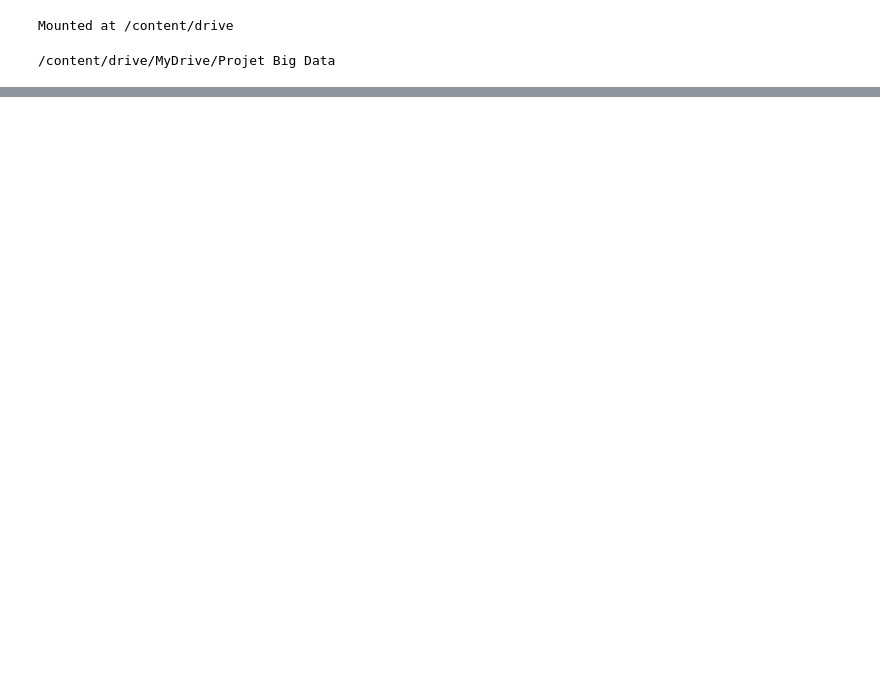
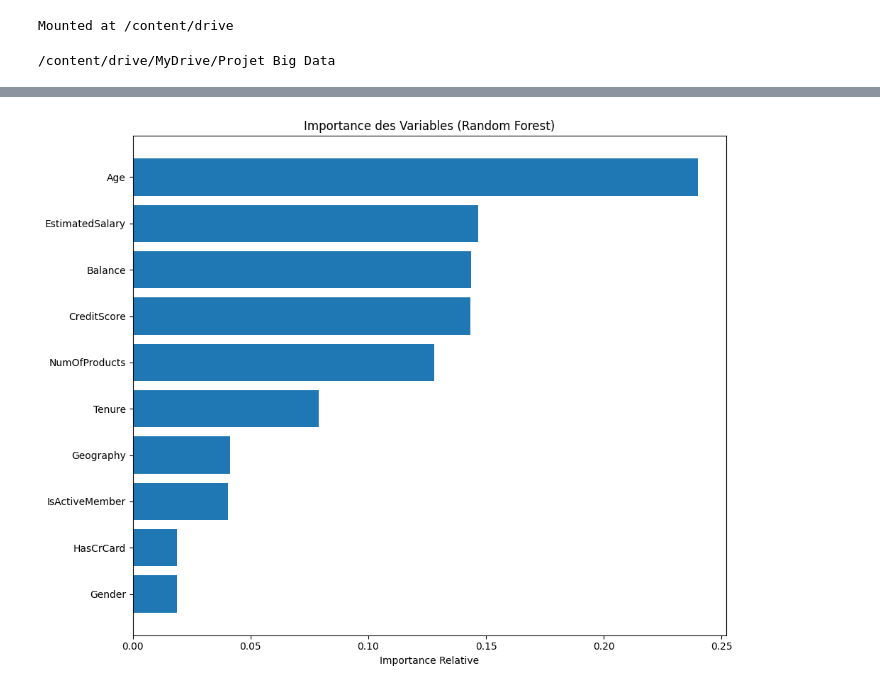
Before and after one commit to alimhtnour/Churn-Modelling, a Jupyter notebook: Moldel_predicted.ipynb, the cells around one changed output, grey strips where cells are left out. Saved outputs shown, nothing was run; the diff lists cells and outputs as text; code cells hidden in the pictures; blank space fills up the shorter version.

Commit message:
Initial commit: Architecture du projet et fichiers de production

```diff
--- a/Moldel_predicted.ipynb
+++ b/Moldel_predicted.ipynb
@@ -641,0 +68,21 @@ Tous les artefacts de la pipeline ont été sauvegardés.
+# %%
+# 2. Pipeline de transformation avec TARGET ENCODING
+categorical_features = ['Geography', 'Gender']
+numeric_features = ['CreditScore', 'Age', 'Tenure', 'Balance', 'NumOfProducts', 'HasCrCard', 'IsActiveMember', 'EstimatedSalary']
+
+# Création du preprocessor avec Target Encoding
+preprocessor = ColumnTransformer(
+    transformers=[
+        ('num', StandardScaler(), numeric_features),
+        ('cat', TargetEncoder(smoothing=1.0, min_samples_leaf=1), categorical_features)
+    ])
+# %%
+# X prêt pour la Cross-Validation
+X_transformed = preprocessor.fit_transform(X_raw, Y)  # Target Encoding nécessite Y
+
+# Récupération des noms des variables pour la suite
+all_features_names = numeric_features + categorical_features
+
+print(f"Forme de X_transformed: {X_transformed.shape}")
+print(f"Nombre de features: {len(all_features_names)}")
+print(f"Features: {all_features_names}")
@@ -641,0 +199,26 @@ Tous les artefacts de la pipeline ont été sauvegardés.
+# %%
+def importances_variables(X, Y, feature_names):
+    # Entraînement du Random Forest
+    rf = RandomForestClassifier(n_estimators=200, random_state=SEED)
+    rf.fit(X, Y)
+
+    # Extraction des importances
+    importances = rf.feature_importances_
+    indices = np.argsort(importances)[::-1]
+
+    # Affichage
+    plt.figure(figsize=(10, 8))
+    plt.title("Importance des Variables (Random Forest)")
+    plt.barh(range(len(indices)), importances[indices], align='center')
+    plt.yticks(range(len(indices)), [feature_names[i] for i in indices])
+    plt.xlabel("Importance Relative")
+    plt.gca().invert_yaxis()
+    plt.tight_layout()
+    plt.show()
+
+    return rf, indices
+
+# Calcul de l'importance sur les données transformées
+RF_model, ordre_features = importances_variables(X_transformed, Y, all_features_names)
+# %% [output]
+[figure, added]
```
Also changed, not shown: parts of 49 cells of this notebook, 6 other files.
